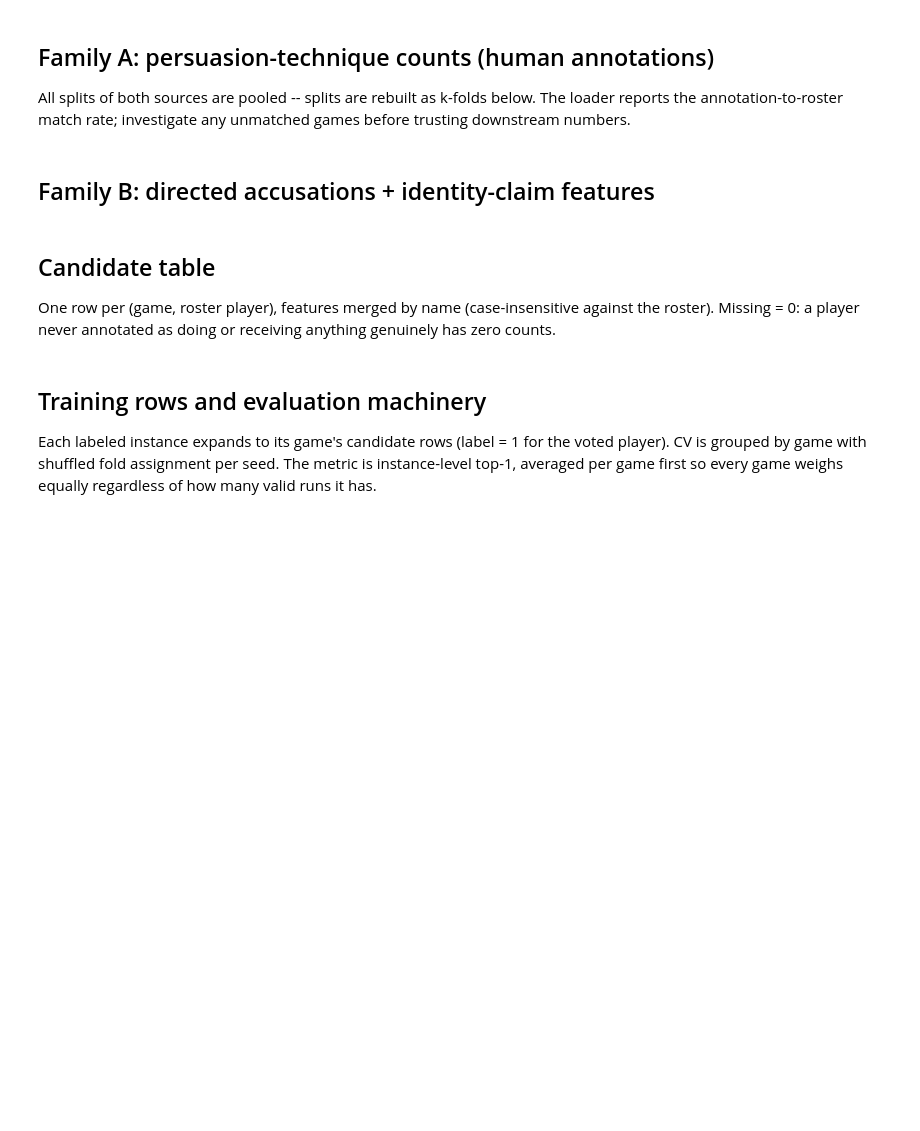
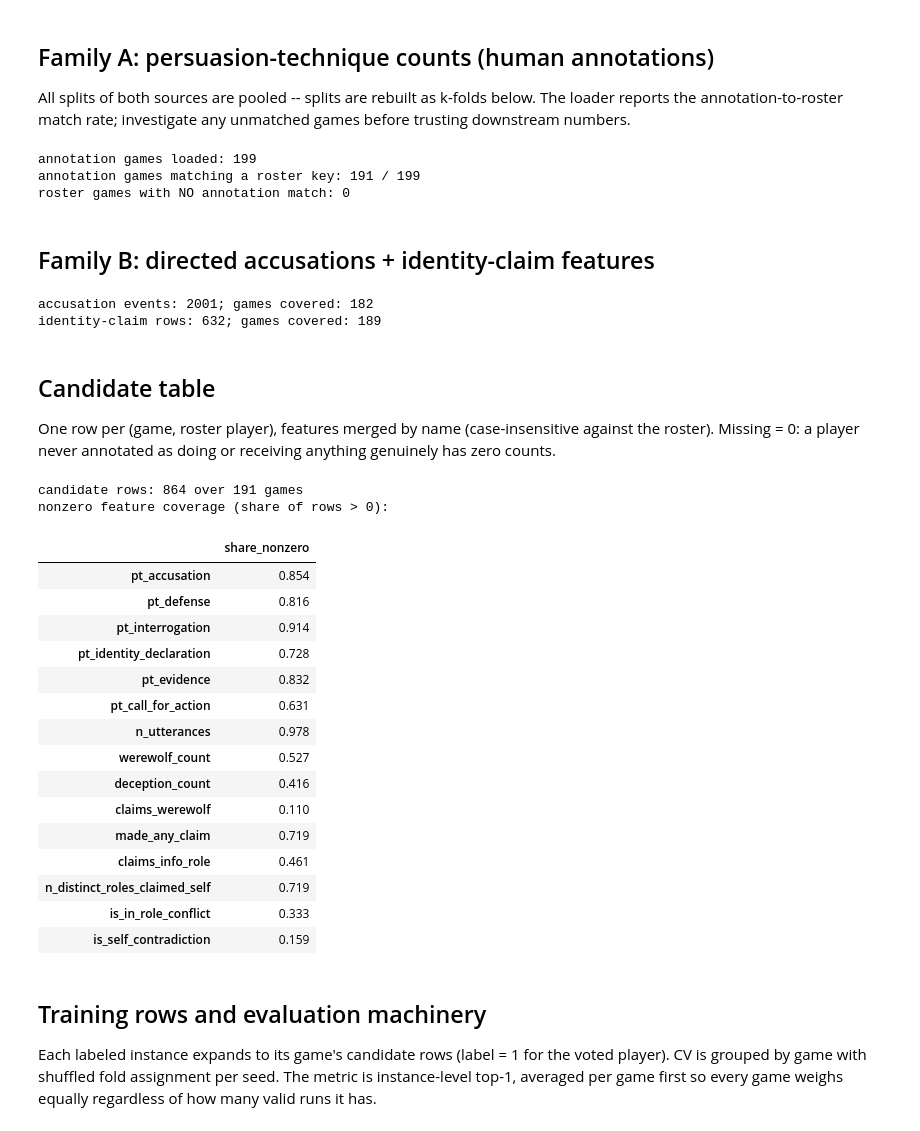
Before and after one commit to abriotto/masters_thesis_sdg, a Jupyter notebook: notebooks/03_llm_voting_outcome_analysis/3_vote_surrogate_model.ipynb, the cells around one changed output. Saved outputs shown, nothing was run; the diff lists cells and outputs as text; code cells hidden in the pictures; blank space fills up the shorter version.

```diff
--- a/notebooks/03_llm_voting_outcome_analysis/3_vote_surrogate_model.ipynb
+++ b/notebooks/03_llm_voting_outcome_analysis/3_vote_surrogate_model.ipynb
@@ -67,8 +67,19 @@ PT_LABELS = ["Accusation", "Defense", "Interrogation", "Identity Declaration",
 
 FAMILY_A = [f"pt_{l.lower().replace(' ', '_')}" for l in PT_LABELS] + ["n_utterances"]
 FAMILY_B = ["werewolf_count", "deception_count", "claims_werewolf",
+            "made_any_claim", "claims_info_role", "n_distinct_roles_claimed_self",
             "is_in_role_conflict", "is_self_contradiction"]
+# Provenance families (did the DeepSeek enrichment add value?)
 FAMILIES = {"A_pt": FAMILY_A, "B_directed": FAMILY_B, "C_combined": FAMILY_A + FAMILY_B}
+# Mechanism families (the RQ contrast): social-pressure signals vs
+# consistency/deduction signals. claims_werewolf (taking a self-declaration
+# literally) is grouped with the deductive/content side -- move it if you
+# disagree; accusation COUNTS are social salience (the content of an
+# accusation may carry evidence, but the count does not).
+FAMILY_SOCIAL = FAMILY_A + ["werewolf_count", "deception_count"]
+FAMILY_DEDUCTIVE = ["is_in_role_conflict", "is_self_contradiction", "claims_werewolf",
+                    "made_any_claim", "claims_info_role", "n_distinct_roles_claimed_self"]
+FAMILIES.update({"S_social": FAMILY_SOCIAL, "D_deductive": FAMILY_DEDUCTIVE})
 METHODS = ["logreg", "gbm", "lasso"]
 
 
@@ -172,7 +190,8 @@ def iter_annotation_games(annot_root):
         source = split_file.parent.parent.name
         data = json.loads(split_file.read_text(encoding="utf-8"))
         for game in data:
-            session = game.get("video_name") or game.get("session") or game.get("YT_ID")
+            session = (game.get("video_name") or game.get("session")
+                       or game.get("YT_ID") or game.get("EG_ID"))
             game_id = game.get("Game_ID") or game.get("game")
             if session is None or game_id is None:
                 continue
@@ -206,6 +225,10 @@ missing = [k for k in roster_by_key if k not in seen_keys]
 print(f"roster games with NO annotation match: {len(missing)}")
 for k in missing[:5]:
     print("   e.g.", k)
+# %% [output]
+annotation games loaded: 199
+annotation games matching a roster key: 191 / 199
+roster games with NO annotation match: 0
 # %% [markdown]
 ## Family B: directed accusations + identity-claim features
 # %%
@@ -238,12 +261,26 @@ print(f"accusation events: {len(acc_df)}; games covered: {acc_counts['key'].nuni
 
 ic = pd.read_csv(IC_FEATURES_CSV)
 ic["key"] = [ckey(s, se, g) for s, se, g in zip(ic["source"], ic["session"], ic["game"])]
-ic["claims_werewolf"] = ic["roles_claimed"].apply(
-    lambda v: int("Werewolf" in json.loads(v)) if isinstance(v, str) else 0)
+INFO_ROLES = {"Seer", "Robber", "Troublemaker", "Insomniac"}
+def parse_roles(v):
+    try:
+        return set(json.loads(v)) if isinstance(v, str) else set()
+    except json.JSONDecodeError:
+        return set()
+ic["roles_set"] = ic["roles_claimed"].apply(parse_roles)
+ic["claims_werewolf"] = ic["roles_set"].apply(lambda s: int("Werewolf" in s))
+ic["made_any_claim"] = ic["roles_set"].apply(lambda s: int(len(s) > 0))
+ic["claims_info_role"] = ic["roles_set"].apply(lambda s: int(bool(s & INFO_ROLES)))
+ic["n_distinct_roles_claimed_self"] = pd.to_numeric(
+    ic["n_distinct_roles_claimed_self"], errors="coerce").fillna(0)
 for col in ("is_in_role_conflict", "is_self_contradiction"):
     ic[col] = ic[col].astype(str).str.lower().eq("true").astype(int)
-ic_feats = ic[["key", "player", "claims_werewolf", "is_in_role_conflict", "is_self_contradiction"]]
+ic_feats = ic[["key", "player", "claims_werewolf", "made_any_claim", "claims_info_role",
+               "n_distinct_roles_claimed_self", "is_in_role_conflict", "is_self_contradiction"]]
 print(f"identity-claim rows: {len(ic_feats)}; games covered: {ic_feats['key'].nunique()}")
+# %% [output]
+accusation events: 2001; games covered: 182
+identity-claim rows: 632; games covered: 189
 # %% [markdown]
 ## Candidate table
 
@@ -255,34 +292,54 @@ def name_map(players):
     return {p.strip().lower(): p for p in players}
 
 
 ALL_FEATURES = FAMILIES["C_combined"]
 cand_rows = []
 for key, info in roster_by_key.items():
     nmap = name_map(info["players"])
 
     def canon_player(name):
         return nmap.get(str(name).strip().lower())
 
     feats = {p: dict.fromkeys(ALL_FEATURES, 0.0) for p in info["players"]}
     for df, cols in [(pt_df[pt_df["key"] == key], FAMILY_A),
                      (acc_counts[acc_counts["key"] == key] if len(acc_counts) else pd.DataFrame(),
                       ["werewolf_count", "deception_count"]),
                      (ic_feats[ic_feats["key"] == key],
-                      ["claims_werewolf", "is_in_role_conflict", "is_self_contradiction"])]:
+                      ["claims_werewolf", "made_any_claim", "claims_info_role",
+                       "n_distinct_roles_claimed_self", "is_in_role_conflict", "is_self_contradiction"])]:
         for _, r in df.iterrows():
             p = canon_player(r.get("speaker", r.get("player")))
             if p is None:
                 continue
             for c in cols:
                 if c in r and pd.notna(r[c]):
                     feats[p][c] += float(r[c])
     for p, f in feats.items():
         cand_rows.append({"key": key, "source": info["source"], "session": info["session"],
                           "game": info["game"], "player": p, **f})
 candidates = pd.DataFrame(cand_rows)
 print(f"candidate rows: {len(candidates)} over {candidates['key'].nunique()} games")
 print("nonzero feature coverage (share of rows > 0):")
 display((candidates[ALL_FEATURES] > 0).mean().round(3).to_frame("share_nonzero"))
+# %% [output]
+candidate rows: 864 over 191 games
+nonzero feature coverage (share of rows > 0):
+|  | share_nonzero |
+| pt_accusation | 0.854 |
+| pt_defense | 0.816 |
+| pt_interrogation | 0.914 |
+| pt_identity_declaration | 0.728 |
+| pt_evidence | 0.832 |
+| pt_call_for_action | 0.631 |
+| n_utterances | 0.978 |
+| werewolf_count | 0.527 |
+| deception_count | 0.416 |
+| claims_werewolf | 0.110 |
+| made_any_claim | 0.719 |
+| claims_info_role | 0.461 |
+| n_distinct_roles_claimed_self | 0.719 |
+| is_in_role_conflict | 0.333 |
+| is_self_contradiction | 0.159 |
 # %% [markdown]
 ## Training rows and evaluation machinery
 
```
Also changed, not shown: parts of 5 cells of this notebook, 54 other files.
